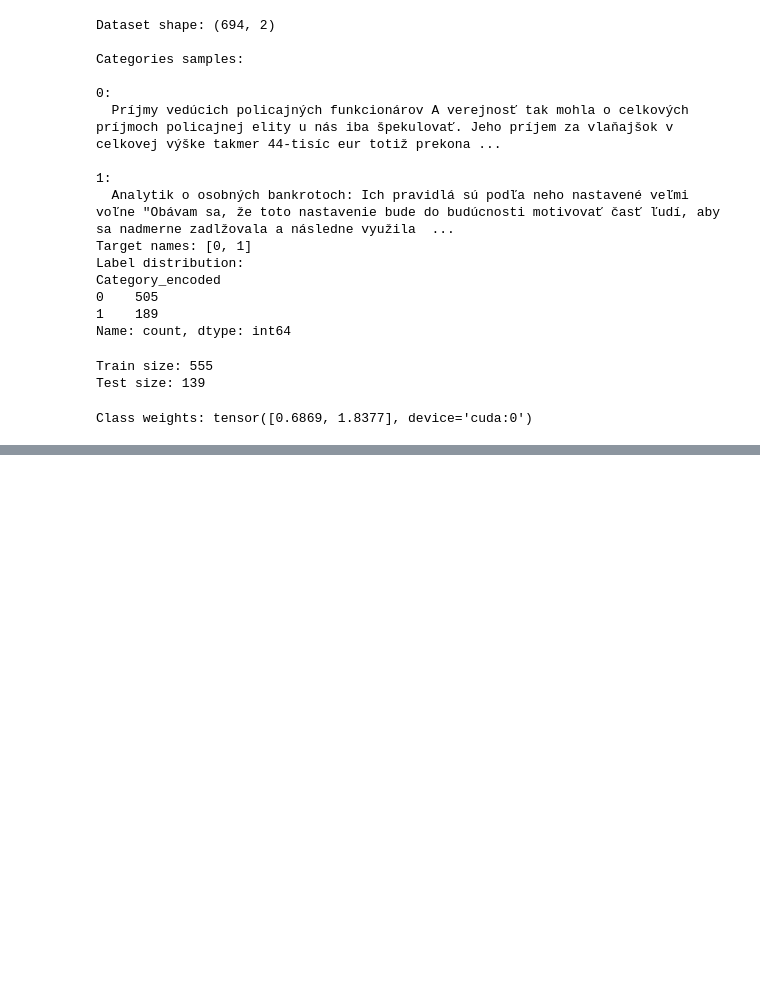
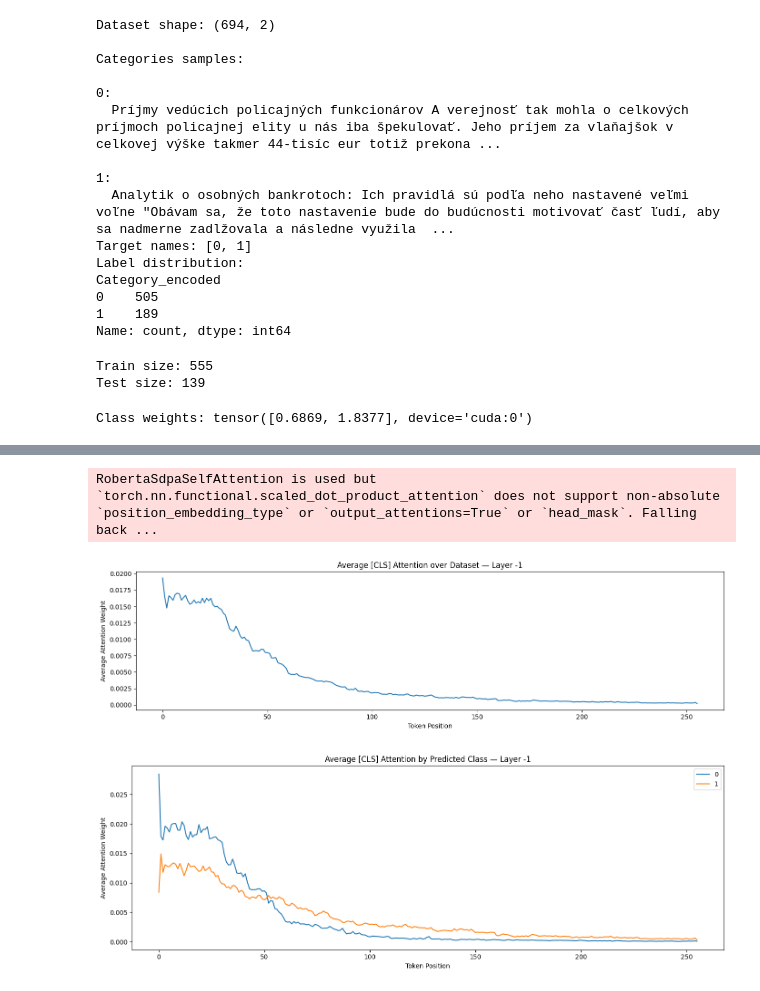
Before and after one commit to kubanova-z/Bachelors-thesis, a Jupyter notebook: slovakBERT.ipynb, the cells around one changed output, grey strips where cells are left out. Cells and saved outputs as stored; diff of their text form; code cells hidden in the pictures; blank space fills up the shorter version.

Commit message:
CLS Attention and Attention Heatmap for SlovakBERT

```diff
--- a/slovakBERT.ipynb
+++ b/slovakBERT.ipynb
@@ -118,0 +119,70 @@ weighted avg       0.87      0.87      0.87       139
+# %%
+# %%
+# === ATTENTION VISUALIZATION ===
+import numpy as np
+import matplotlib.pyplot as plt
+
+def plot_avg_positional_attention(model, test_loader, device, layer=-1):
+    model.eval()
+    all_cls_attentions = []
+
+    with torch.no_grad():
+        for batch in test_loader:
+            input_batch = {k: v.to(device) for k, v in batch.items() if k != 'labels'}
+            outputs = model(**input_batch, output_attentions=True)
+
+            attn_layer = outputs.attentions[layer]           # [batch, heads, seq, seq]
+            cls_attn = attn_layer[:, :, 0, :].mean(dim=1)   # [batch, seq]
+            all_cls_attentions.append(cls_attn.cpu().numpy())
+
+    all_cls_attentions = np.vstack(all_cls_attentions)
+    avg_attn = all_cls_attentions.mean(axis=0)
+    avg_attn = avg_attn / avg_attn.sum()
+
+    plt.figure(figsize=(14, 4))
+    plt.plot(avg_attn)
+    plt.xlabel("Token Position")
+    plt.ylabel("Average Attention Weight")
+    plt.title(f"Average [CLS] Attention over Dataset — Layer {layer}")
+    plt.tight_layout()
+    plt.show()
+
+
+def plot_classwise_attention(model, test_loader, device, target_names, layer=-1):
+    model.eval()
+    attn_by_class = {0: [], 1: []}
+
+    with torch.no_grad():
+        for batch in test_loader:
+            input_batch = {k: v.to(device) for k, v in batch.items() if k != 'labels'}
+            outputs = model(**input_batch, output_attentions=True)
+
+            attn_layer = outputs.attentions[layer]
+            cls_attn = attn_layer[:, :, 0, :].mean(dim=1).cpu().numpy()
+            preds = outputs.logits.argmax(dim=1).cpu().numpy()
+
+            for i, pred in enumerate(preds):
+                attn_by_class[pred].append(cls_attn[i])
+
+    plt.figure(figsize=(14, 5))
+    for cls_idx, cls_name in enumerate(target_names):
+        attns = np.array(attn_by_class[cls_idx])
+        avg = attns.mean(axis=0)
+        avg = avg / avg.sum()
+        plt.plot(avg, label=cls_name)
+
+    plt.xlabel("Token Position")
+    plt.ylabel("Average Attention Weight")
+    plt.title(f"Average [CLS] Attention by Predicted Class — Layer {layer}")
+    plt.legend()
+    plt.tight_layout()
+    plt.show()
+
+
+# %%
+plot_avg_positional_attention(trained_model, test_loader, device, layer=-1)
+plot_classwise_attention(trained_model, test_loader, device, target_names, layer=-1)
+# %% [output]
+RobertaSdpaSelfAttention is used but `torch.nn.functional.scaled_dot_product_attention` does not support non-absolute `position_embedding_type` or `output_attentions=True` or `head_mask`. Falling back ...
+[figure, added]
+[figure, added]
```
Also changed, not shown: parts of 2 cells of this notebook, 1 other file.
